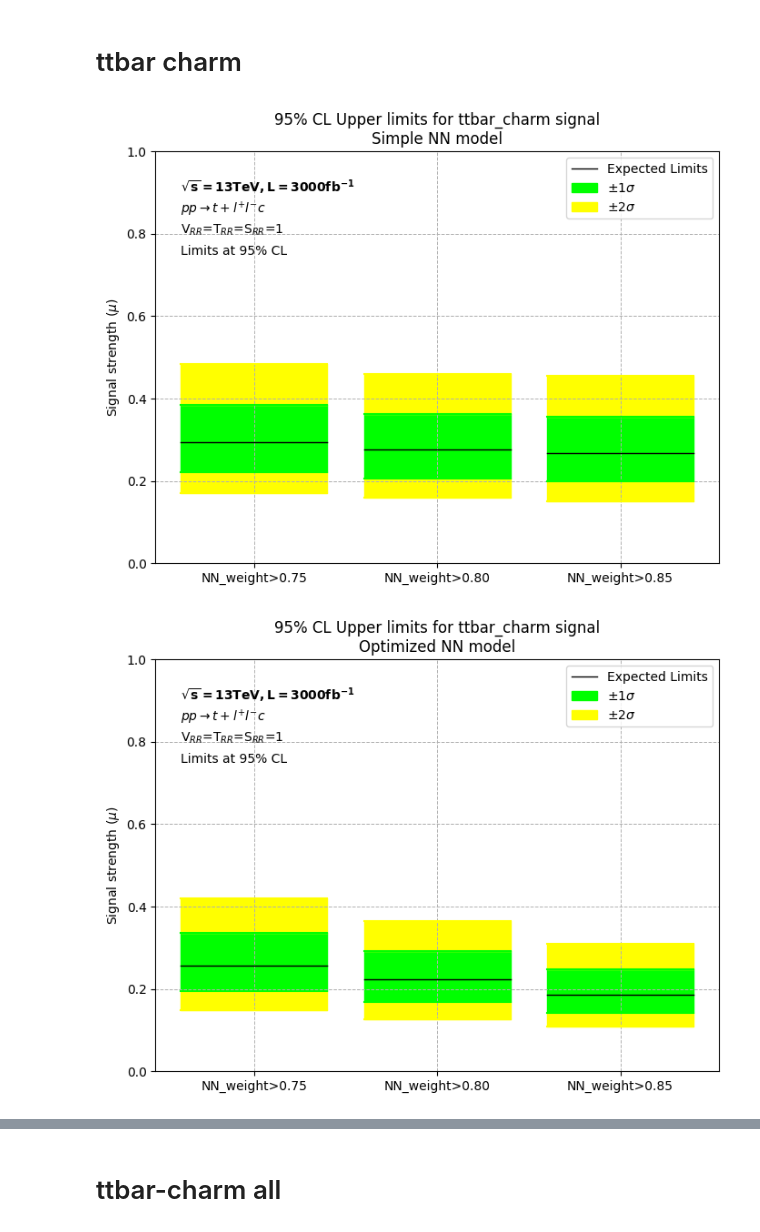
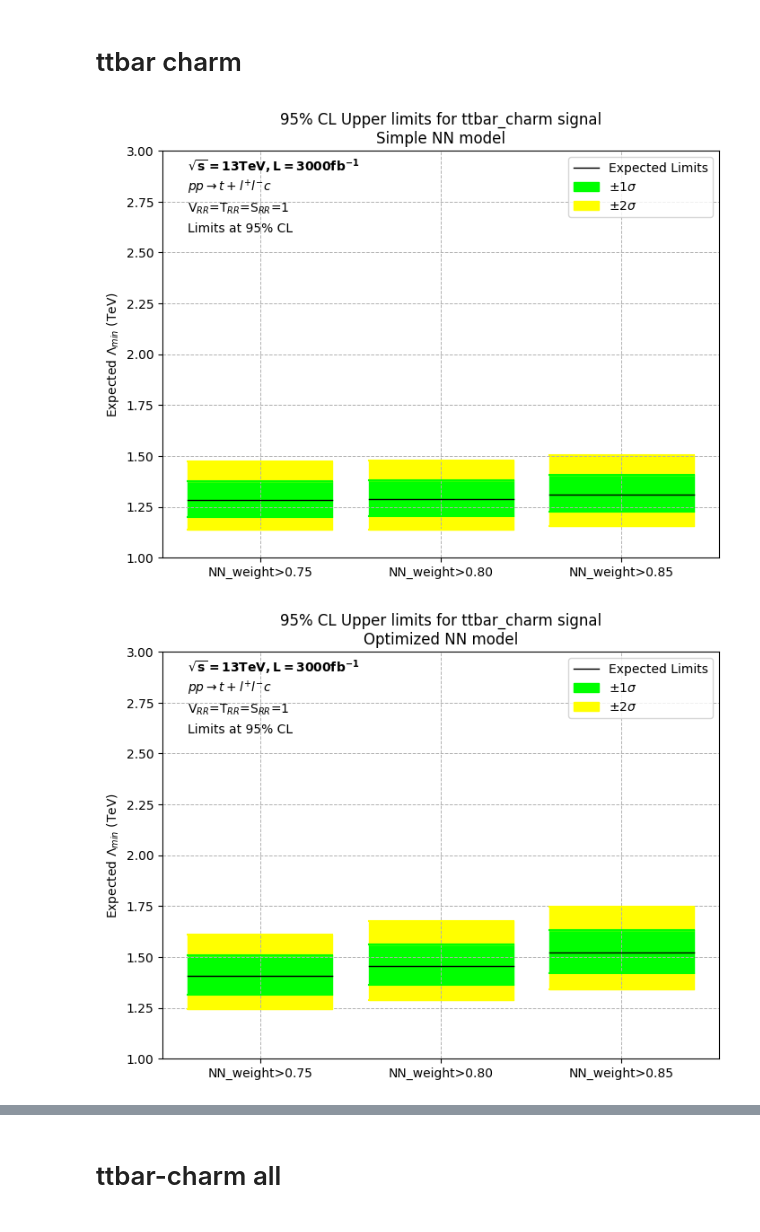
Before and after one commit to mghasemi19/TopFC, a Jupyter notebook: Fit_results/Lambda_UL_plots.ipynb, the cells around one changed output, grey strips where cells are left out. Saved outputs shown, nothing was run; the diff lists cells and outputs as text; code cells hidden in the pictures.

```diff
--- a/Fit_results/Lambda_UL_plots.ipynb
+++ b/Fit_results/Lambda_UL_plots.ipynb
@@ -703,17 +329,17 @@ UL_plots('[array(0), array(0), array(0), array(0), array(0)]',
 # %% [markdown]
 # ttbar charm
 # %%
-UL_plots('[array(0.16995817), array(0.22123871), array(0.29380828), array(0.38513289), array(0.48318188)]',
-         '[array(0.15814555), array(0.20550003), array(0.27551894), array(0.36234972), array(0.45874746)]',
-         '[array(0.15113915), array(0.19900695), array(0.26692745), array(0.35546054), array(0.45521384)]',
-         'ttbar_charm', 'NN_weight>0.75', 'NN_weight>0.80', 'NN_weight>0.85', 'Simple NN model', [0,1])
+UL_plots('[array(0.21365208), array(0.2788096), array(0.36992869), array(0.48325361), array(0.6018525)]',
+         '[array(0.21112249), array(0.27531151), array(0.36576325), array(0.47901875), array(0.5979995)]',
+         '[array(0.19447932), array(0.25390784), array(0.33833262), array(0.445305), array(0.55988964)]',
+         'ttbar_charm', 'NN_weight>0.75', 'NN_weight>0.80', 'NN_weight>0.85', 'Simple NN model', [1,3])
 # %% [output]
-[figure, old version]
+[figure, new version]
 # %%
 UL_plots('[array(0.14873523), array(0.19424455), array(0.25644373), array(0.33585532), array(0.42002072)]',
          '[array(0.12707925), array(0.16757882), array(0.22227411), array(0.29145953), array(0.36467137)]',
          '[array(0.10767591), array(0.1405507), array(0.18641008), array(0.2464848), array(0.30998985)]',
-         'ttbar_charm', 'NN_weight>0.75', 'NN_weight>0.80', 'NN_weight>0.85', 'Optimized NN model', [0,1])
+         'ttbar_charm', 'NN_weight>0.75', 'NN_weight>0.80', 'NN_weight>0.85', 'Optimized NN model', [1,3])
 # %% [output]
-[figure, old version]
+[figure, new version]
 # %%
```
Also changed, not shown: parts of 17 cells of this notebook, 7 other files.
